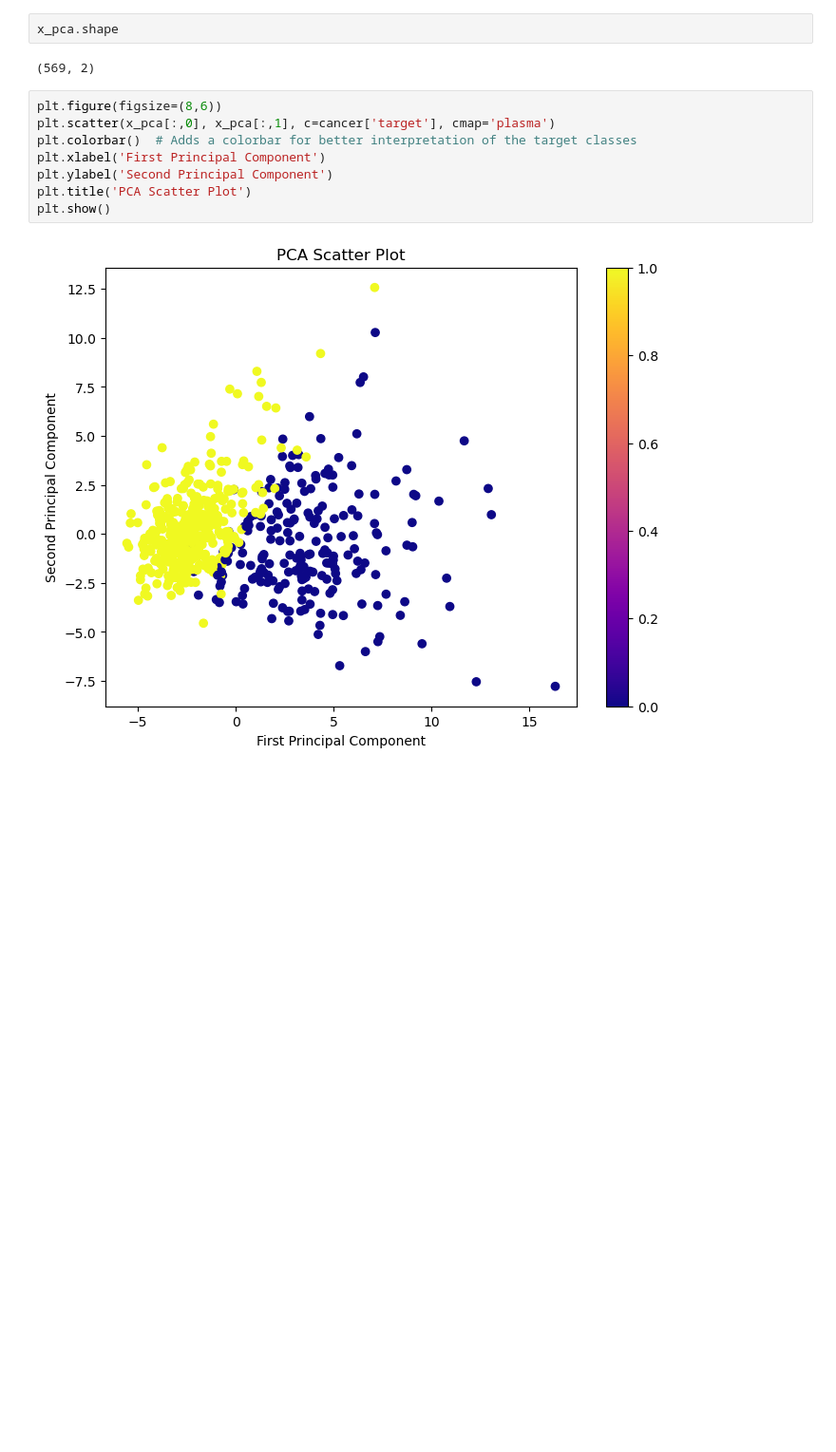
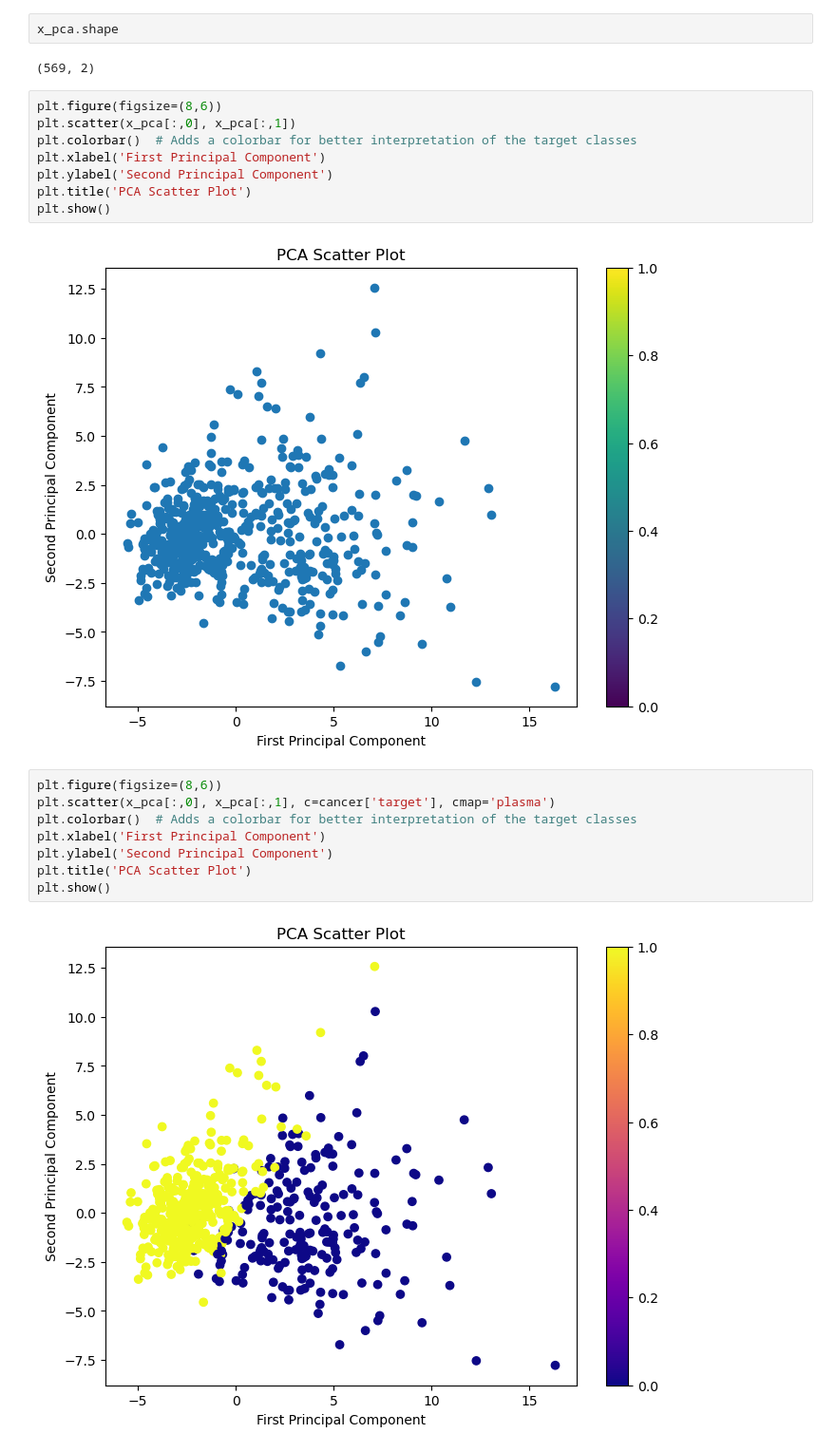
Before and after one commit to samira-shy/Python, a Jupyter notebook: MachineLearning/PrincipalComponentAnalysis/PrincipalComponentAnalysis.ipynb, the cells around one changed output. Shown: that part at 95% size. Drawn from its saved outputs; the diff is of its cells as text; blank space fills up the shorter version.

```diff
--- a/MachineLearning/PrincipalComponentAnalysis/PrincipalComponentAnalysis.ipynb
+++ b/MachineLearning/PrincipalComponentAnalysis/PrincipalComponentAnalysis.ipynb
@@ -129,6 +145,16 @@ scaled_data.shape
 x_pca.shape
 # %% [output]
 (569, 2)
+# %%
+plt.figure(figsize=(8,6))
+plt.scatter(x_pca[:,0], x_pca[:,1])
+plt.colorbar()  # Adds a colorbar for better interpretation of the target classes
+plt.xlabel('First Principal Component')
+plt.ylabel('Second Principal Component')
+plt.title('PCA Scatter Plot')
+plt.show()
+# %% [output]
+[figure, added]
 # %%
 plt.figure(figsize=(8,6))
 plt.scatter(x_pca[:,0], x_pca[:,1], c=cancer['target'], cmap='plasma')
```
Also changed, not shown: parts of 15 cells of this notebook.
